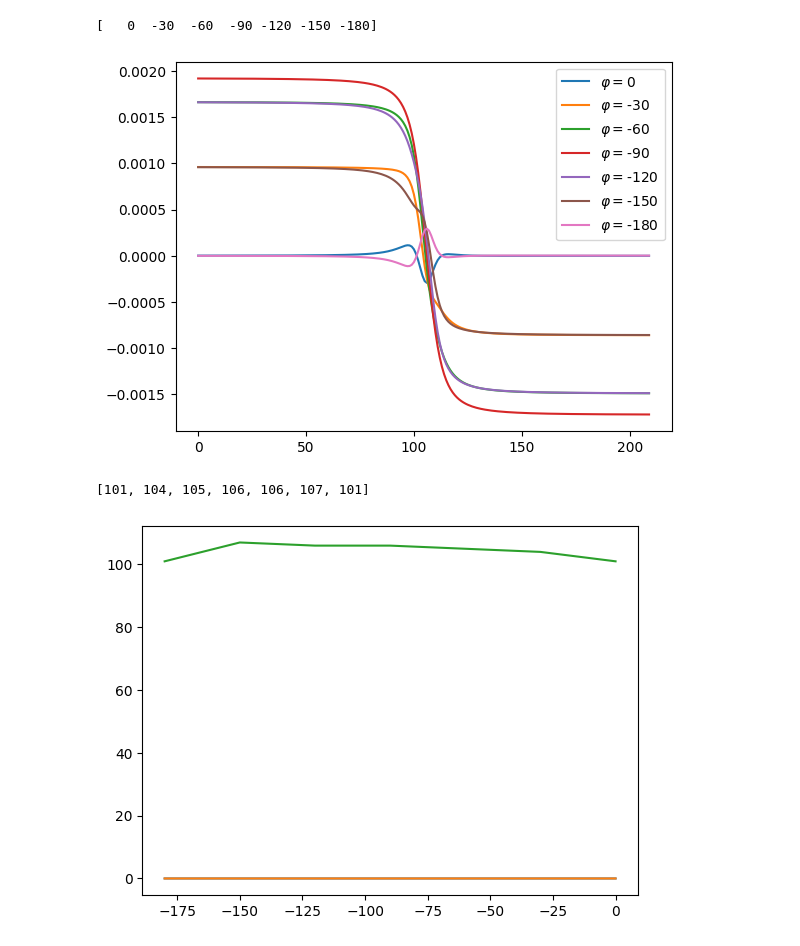
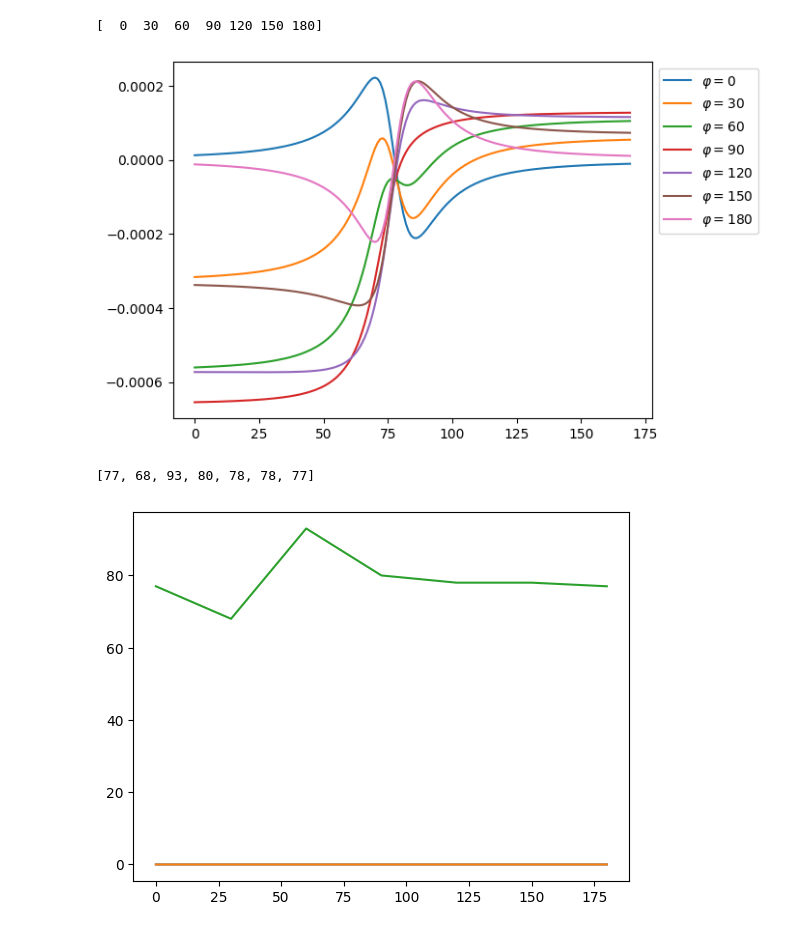
Before and after one commit to JulianSkolaut/jupyternbs_UniMainz, a Jupyter notebook: DyIG_testsim_180degDW_diffProjections.ipynb, the cells around one changed output. Cells and saved outputs as stored; diff of their text form; code cells hidden in the pictures.

```diff
--- a/DyIG_testsim_180degDW_diffProjections.ipynb
+++ b/DyIG_testsim_180degDW_diffProjections.ipynb
@@ -46,7 +46,7 @@ demag_z_yavg = data_yavg[2]
 liftheight = 139
 
 theta_NV = 90
-phi_NV = 00
+phi_NV = 0
 
 plotstart_px = 150
 plotend_px = 360
@@ -81,10 +81,10 @@ plt.show()
 # %%
 # define params for projection
 
-liftheight = 89
+liftheight = 139
 
-plotstart_px = 150
-plotend_px = 360
+plotstart_px = 180
+plotend_px = 350
 
 theta_NV = 90
 phi_start = 0
@@ -95,6 +95,8 @@ phi_steps = 30
 
 phis = np.arange(phi_start,phi_end+phi_steps,phi_steps)
 print(phis)
+
+demag_projs = np.zeros((len(phis),(plotend_px-plotstart_px)))
 
 maxs = []
 mins = []
@@ -111,36 +113,37 @@ for phi_NV in phis:
     demag_proj = demag_x * np.sin(theta_NV_rad)*np.cos(phi_NV_rad) + demag_y * np.sin(theta_NV_rad) * np.sin(phi_NV_rad) + demag_z * np.cos(theta_NV_rad)
     demag_proj_yavg = demag_x_yavg * np.sin(theta_NV_rad)*np.cos(phi_NV_rad) + demag_y_yavg * np.sin(theta_NV_rad) * np.sin(phi_NV_rad) + demag_z_yavg * np.cos(theta_NV_rad)
 
     index = int(np.where(phis == phi_NV)[0][0])
     max_temp = np.max(demag_proj[liftheight,int(y_shape/2),plotstart_px:plotend_px])
     min_temp = np.min(demag_proj[liftheight,int(y_shape/2),plotstart_px:plotend_px])
     zero_temp_arrform = np.where(np.diff(np.sign(demag_proj[liftheight,int(y_shape/2),plotstart_px:plotend_px])))
     if np.size(zero_temp_arrform) == 0:
         zero_temp = zero_crossings[0]
     else:
         zero_temp = (zero_temp_arrform[0][0])
     maxs.append(max_temp)
     mins.append(min_temp)
     zero_crossings.append((zero_temp))
 
+    demag_projs[index] = demag_proj[liftheight,int(y_shape/2),plotstart_px:plotend_px]
     plt.plot(demag_proj[liftheight,int(y_shape/2),plotstart_px:plotend_px],label=r'$\varphi=$'+str(phi_NV))
 
 plt.legend(bbox_to_anchor = (1,1))
 plt.show()
 
-#print(maxs)
-#print(zero_crossings)
+#plt.imshow(demag_projs[:,:].transpose())
+#plt.show()
 
 plt.plot(phis,maxs)
 plt.plot(phis,mins)
 #plt.show()
 
 maxdist = (zero_crossings-np.nanmean(zero_crossings))
 print(zero_crossings)
 plt.plot(phis,np.array(zero_crossings))#/np.nanmax(zero_crossings)*2*np.nanmax(maxs)-np.nanmax(maxs))
 plt.show()
 # %% [output]
-[   0  -30  -60  -90 -120 -150 -180]
+[  0  30  60  90 120 150 180]
-[figure, old version]
+[figure, new version]
-[101, 104, 105, 106, 106, 107, 101]
+[77, 68, 93, 80, 78, 78, 77]
-[figure, old version]
+[figure, new version]
```
Also changed, not shown: parts of 1 cell of this notebook.
